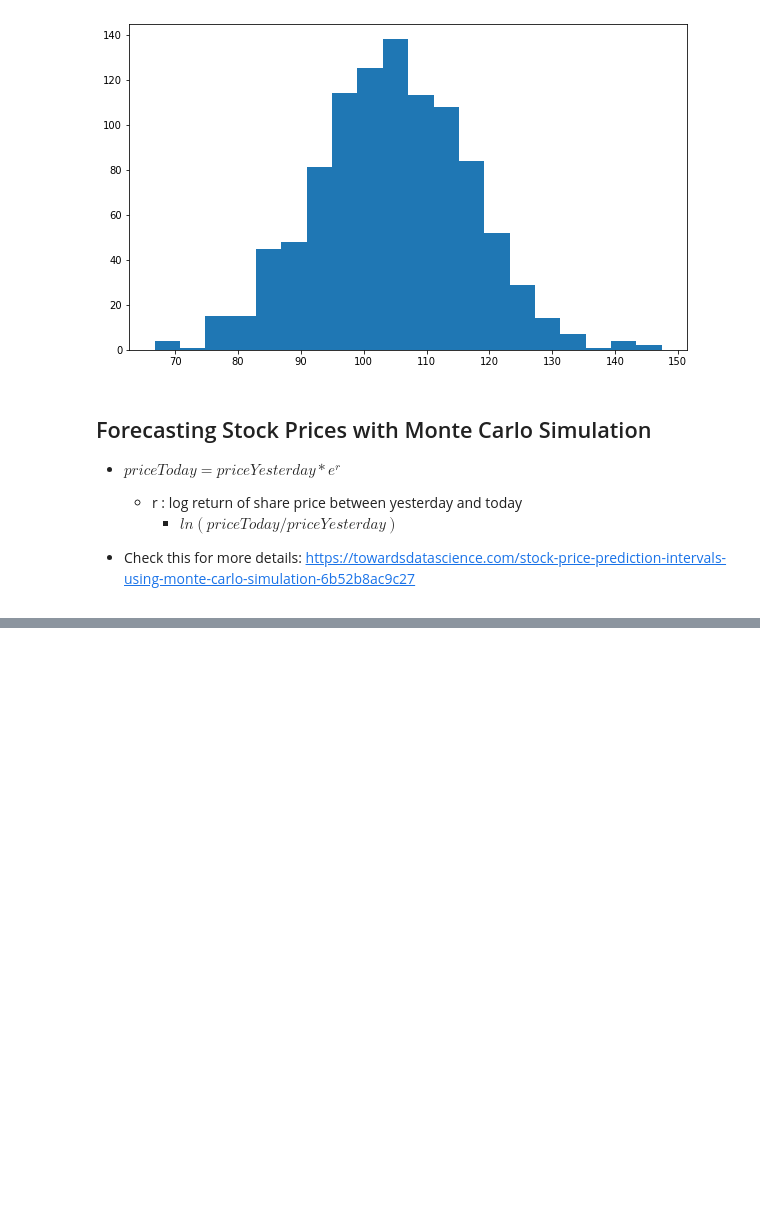
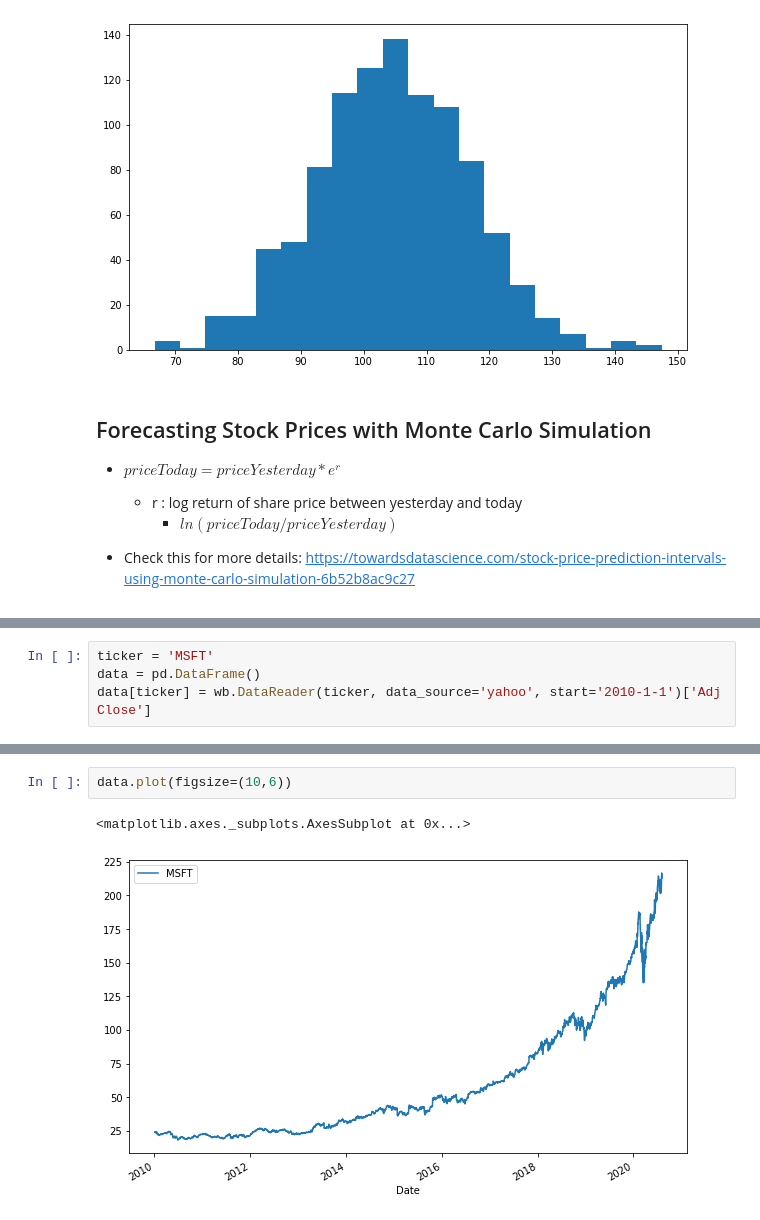
Before and after one commit to omeryesil/pyt-tutorials, a Jupyter notebook: pyt-in-finance/07_MonteCarloSimulationsAsADecisionMakingTool.ipynb, the cells around one changed output, grey strips where cells are left out. Drawn from its saved outputs; the diff is of its cells as text; blank space fills up the shorter version.

```diff
--- a/pyt-in-finance/07_MonteCarloSimulationsAsADecisionMakingTool.ipynb
+++ b/pyt-in-finance/07_MonteCarloSimulationsAsADecisionMakingTool.ipynb
@@ -126,0 +134,4 @@ plt.show()
+# %%
+ticker = 'MSFT'
+data = pd.DataFrame()
+data[ticker] = wb.DataReader(ticker, data_source='yahoo', start='2010-1-1')['Adj Close']
@@ -126,0 +150,5 @@ plt.show()
+# %%
+data.plot(figsize=(10,6))
+# %% [output]
+<matplotlib.axes._subplots.AxesSubplot at 0x...>
+[figure, added]
```
Also changed, not shown: parts of 21 cells of this notebook, 1 other file.
